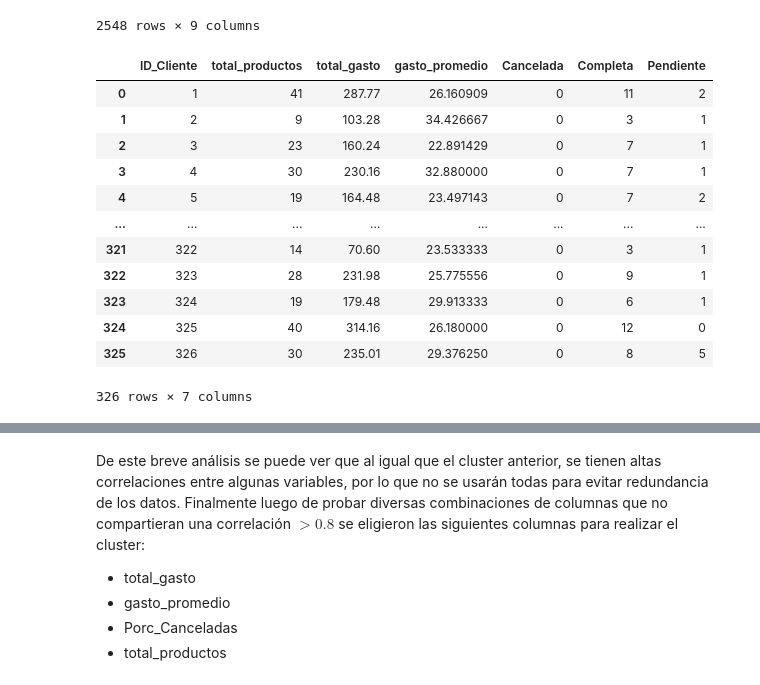
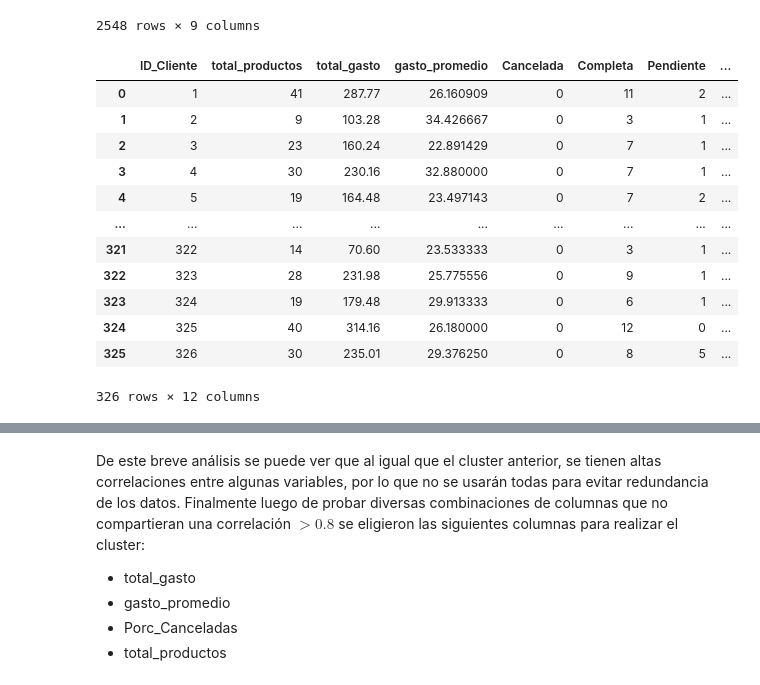
Before and after one commit to Polito9/Sales-Pattern-Analysis, a Jupyter notebook: notebooks/Clustering.ipynb, the cells around one changed output, grey strips where cells are left out. Saved outputs shown, nothing was run; the diff lists cells and outputs as text; code cells hidden in the pictures.

```diff
--- a/notebooks/Clustering.ipynb
+++ b/notebooks/Clustering.ipynb
@@ -395,22 +396,27 @@ ventas_df
 # %%
 products_by_client = ventas_df.groupby('ID_Cliente').agg(
     total_productos = ('Cantidad','sum'),
     total_gasto = ('Total_gasto', 'sum'),
     gasto_promedio = ('Total_gasto', 'mean')
-).reset_index().join(pd.crosstab(index=ventas['ID_Cliente'], columns=ventas['Estado']), on='ID_Cliente')
+).reset_index().join(
+    pd.crosstab(index=ventas['ID_Cliente'], columns=ventas['Estado']), on='ID_Cliente'
+).join(
+    pd.crosstab(index=ventas['ID_Cliente'], columns=ventas['Método_Pago']), on='ID_Cliente'
+)
+products_by_client =  products_by_client.rename(columns={1:'forma_pago_1', 2:'forma_pago_2', 3:'forma_pago_3', 4:'forma_pago_4', 5:'forma_pago_5'})
 
 products_by_client
 # %% [output]
-|  | ID_Cliente | total_productos | total_gasto | gasto_promedio | Cancelada | Completa | Pendiente |
-| 0 | 1 | 41 | 287.77 | 26.160909 | 0 | 11 | 2 |
-| 1 | 2 | 9 | 103.28 | 34.426667 | 0 | 3 | 1 |
-| 2 | 3 | 23 | 160.24 | 22.891429 | 0 | 7 | 1 |
-| 3 | 4 | 30 | 230.16 | 32.880000 | 0 | 7 | 1 |
-| 4 | 5 | 19 | 164.48 | 23.497143 | 0 | 7 | 2 |
-| ... | ... | ... | ... | ... | ... | ... | ... |
-| 321 | 322 | 14 | 70.60 | 23.533333 | 0 | 3 | 1 |
-| 322 | 323 | 28 | 231.98 | 25.775556 | 0 | 9 | 1 |
-| 323 | 324 | 19 | 179.48 | 29.913333 | 0 | 6 | 1 |
-| 324 | 325 | 40 | 314.16 | 26.180000 | 0 | 12 | 0 |
-| 325 | 326 | 30 | 235.01 | 29.376250 | 0 | 8 | 5 |
+|  | ID_Cliente | total_productos | total_gasto | gasto_promedio | Cancelada | Completa | Pendiente | ... |
+| 0 | 1 | 41 | 287.77 | 26.160909 | 0 | 11 | 2 | ... |
+| 1 | 2 | 9 | 103.28 | 34.426667 | 0 | 3 | 1 | ... |
+| 2 | 3 | 23 | 160.24 | 22.891429 | 0 | 7 | 1 | ... |
+| 3 | 4 | 30 | 230.16 | 32.880000 | 0 | 7 | 1 | ... |
+| 4 | 5 | 19 | 164.48 | 23.497143 | 0 | 7 | 2 | ... |
+| ... | ... | ... | ... | ... | ... | ... | ... | ... |
+| 321 | 322 | 14 | 70.60 | 23.533333 | 0 | 3 | 1 | ... |
+| 322 | 323 | 28 | 231.98 | 25.775556 | 0 | 9 | 1 | ... |
+| 323 | 324 | 19 | 179.48 | 29.913333 | 0 | 6 | 1 | ... |
+| 324 | 325 | 40 | 314.16 | 26.180000 | 0 | 12 | 0 | ... |
+| 325 | 326 | 30 | 235.01 | 29.376250 | 0 | 8 | 5 | ... |
-326 rows × 7 columns
+326 rows × 12 columns
```
Also changed, not shown: parts of 6 cells of this notebook, 1 other file.
